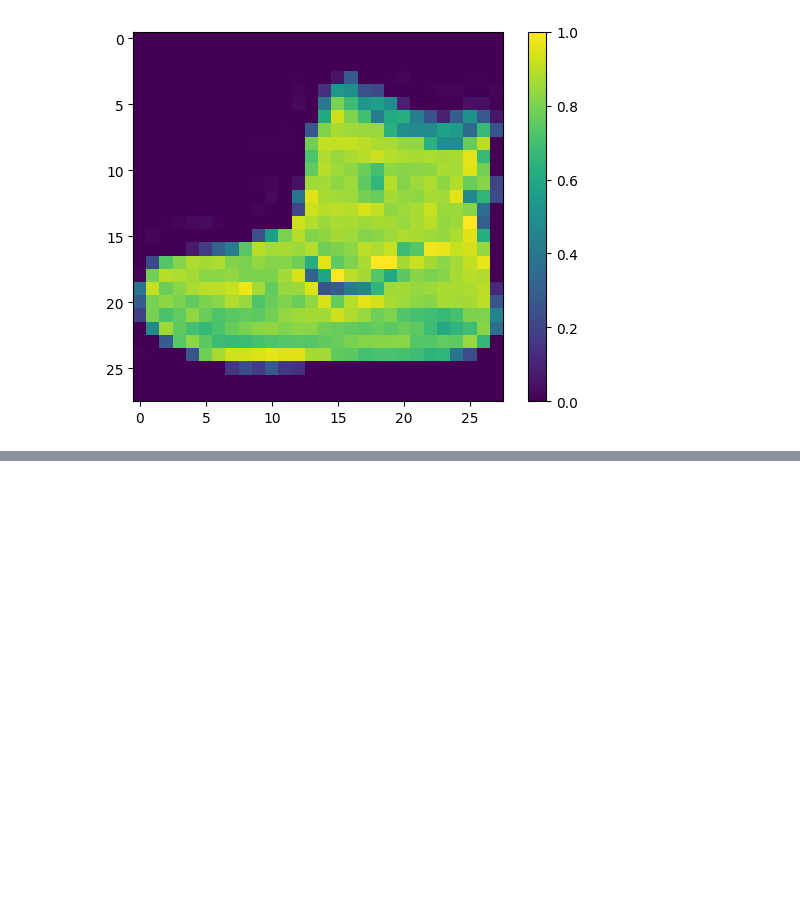
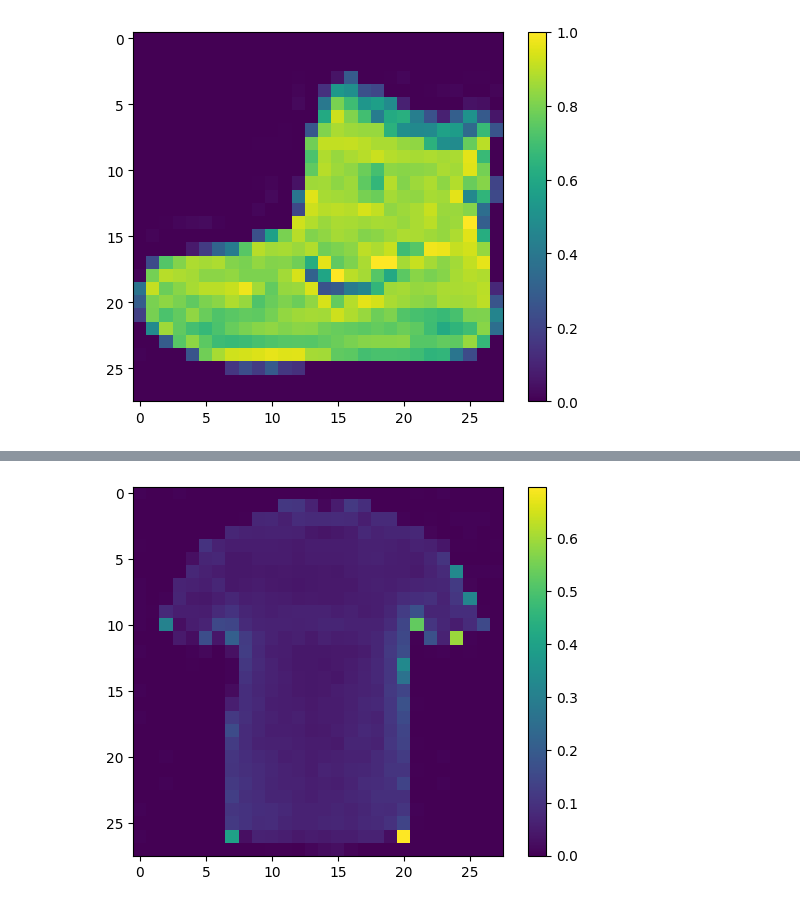
Before and after one commit to sanpedrofabianezequiel/python-neural-network, a Jupyter notebook: RekognitionImage.ipynb, the cells around one changed output, grey strips where cells are left out. Cells and saved outputs as stored; diff of their text form; code cells hidden in the pictures; blank space fills up the shorter version.

```diff
--- a/RekognitionImage.ipynb
+++ b/RekognitionImage.ipynb
@@ -99,0 +258,9 @@ plt.show()
+# %%
+res = res / 255.0
+plt.figure()
+plt.imshow(res) #show the first image
+plt.colorbar()
+plt.grid(False)
+plt.show()
+# %% [output]
+[figure, added]
```
Also changed, not shown: parts of 24 cells of this notebook, 5 other files.
